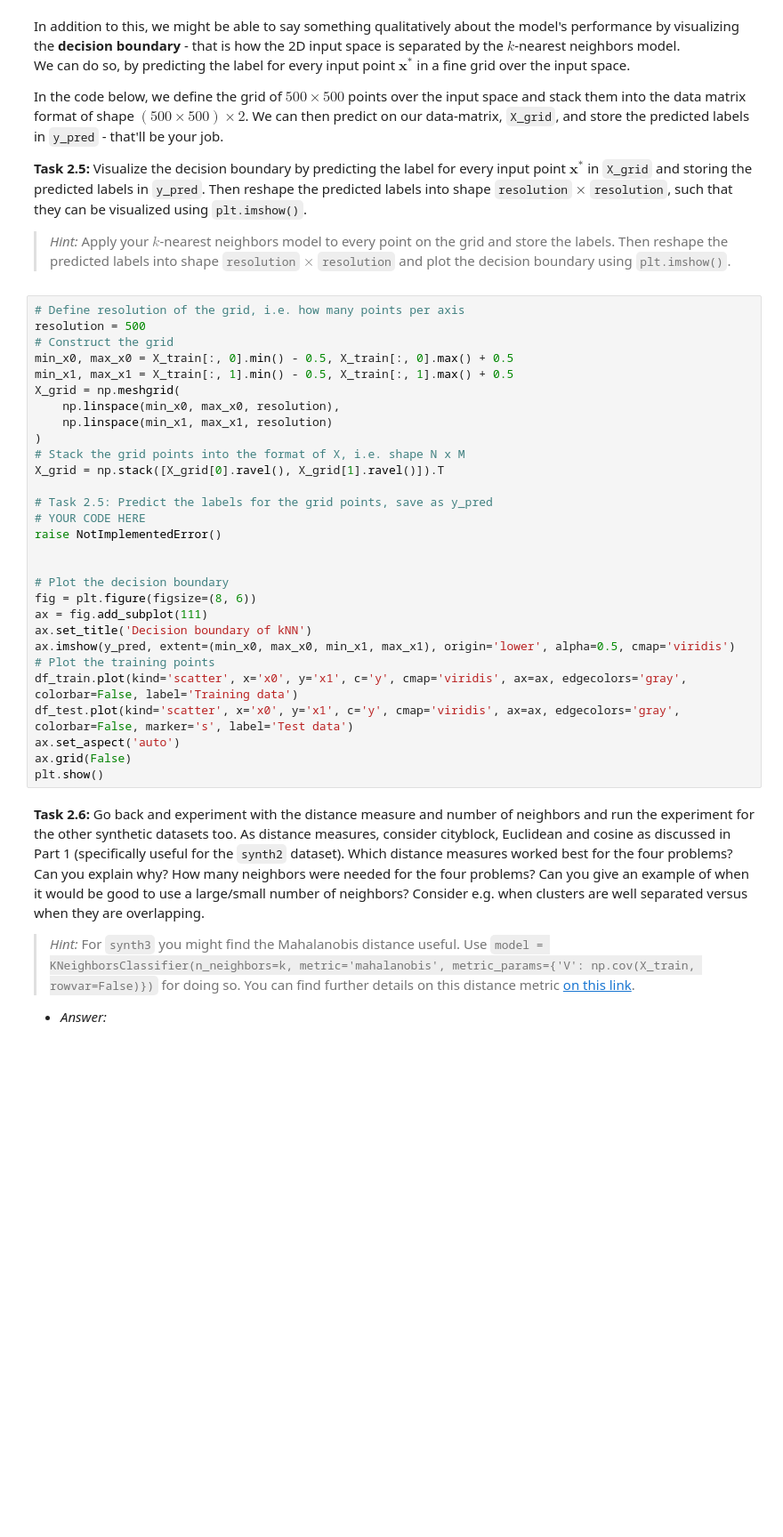
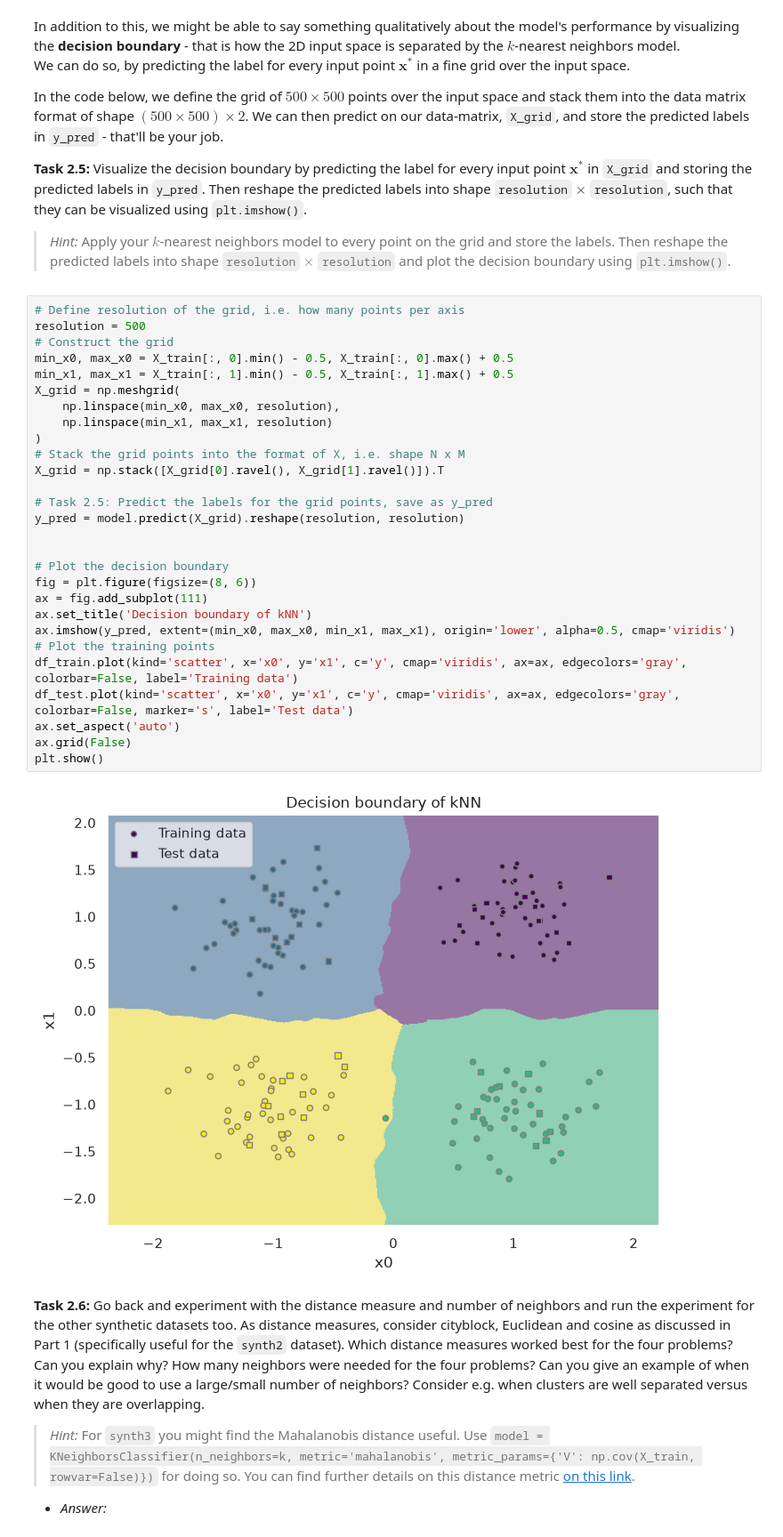
Before and after one commit to NicolaiNielsen/02452exercises, a Jupyter notebook: week2/exercise2.ipynb, the cells around one changed output. Shown at 89% size. Saved outputs shown, nothing was run; the diff lists cells and outputs as text; blank space fills up the shorter version.

```diff
--- a/week2/exercise2.ipynb
+++ b/week2/exercise2.ipynb
@@ -685,32 +687,33 @@ In the code below, we define the grid of $500\times500$ points over the input sp
 # %%
 # Define resolution of the grid, i.e. how many points per axis
 resolution = 500
 # Construct the grid
 min_x0, max_x0 = X_train[:, 0].min() - 0.5, X_train[:, 0].max() + 0.5
 min_x1, max_x1 = X_train[:, 1].min() - 0.5, X_train[:, 1].max() + 0.5
 X_grid = np.meshgrid(
     np.linspace(min_x0, max_x0, resolution),
     np.linspace(min_x1, max_x1, resolution)
 )
 # Stack the grid points into the format of X, i.e. shape N x M
 X_grid = np.stack([X_grid[0].ravel(), X_grid[1].ravel()]).T
 
 # Task 2.5: Predict the labels for the grid points, save as y_pred
-# YOUR CODE HERE
-raise NotImplementedError()
+y_pred = model.predict(X_grid).reshape(resolution, resolution)
 
 
 # Plot the decision boundary
 fig = plt.figure(figsize=(8, 6))
 ax = fig.add_subplot(111)
 ax.set_title('Decision boundary of kNN')
 ax.imshow(y_pred, extent=(min_x0, max_x0, min_x1, max_x1), origin='lower', alpha=0.5, cmap='viridis')
 # Plot the training points
 df_train.plot(kind='scatter', x='x0', y='x1', c='y', cmap='viridis', ax=ax, edgecolors='gray', colorbar=False, label='Training data')
 df_test.plot(kind='scatter', x='x0', y='x1', c='y', cmap='viridis', ax=ax, edgecolors='gray', colorbar=False, marker='s', label='Test data')
 ax.set_aspect('auto')
 ax.grid(False)
 plt.show()
+# %% [output]
+[figure, added]
 # %% [markdown]
 **Task 2.6:** Go back and experiment with the distance measure and number of neighbors and run the experiment for the other synthetic datasets too. As distance measures, consider cityblock, Euclidean and cosine as discussed in Part 1 (specifically useful for the `synth2` dataset). Which distance measures worked best for the four problems? Can you explain why? How many neighbors were needed for the four problems? Can you give an example of when it would be good to use a large/small number of neighbors? Consider e.g. when clusters are well separated versus when they are overlapping.
 
```
Also changed, not shown: parts of 2 cells of this notebook.
